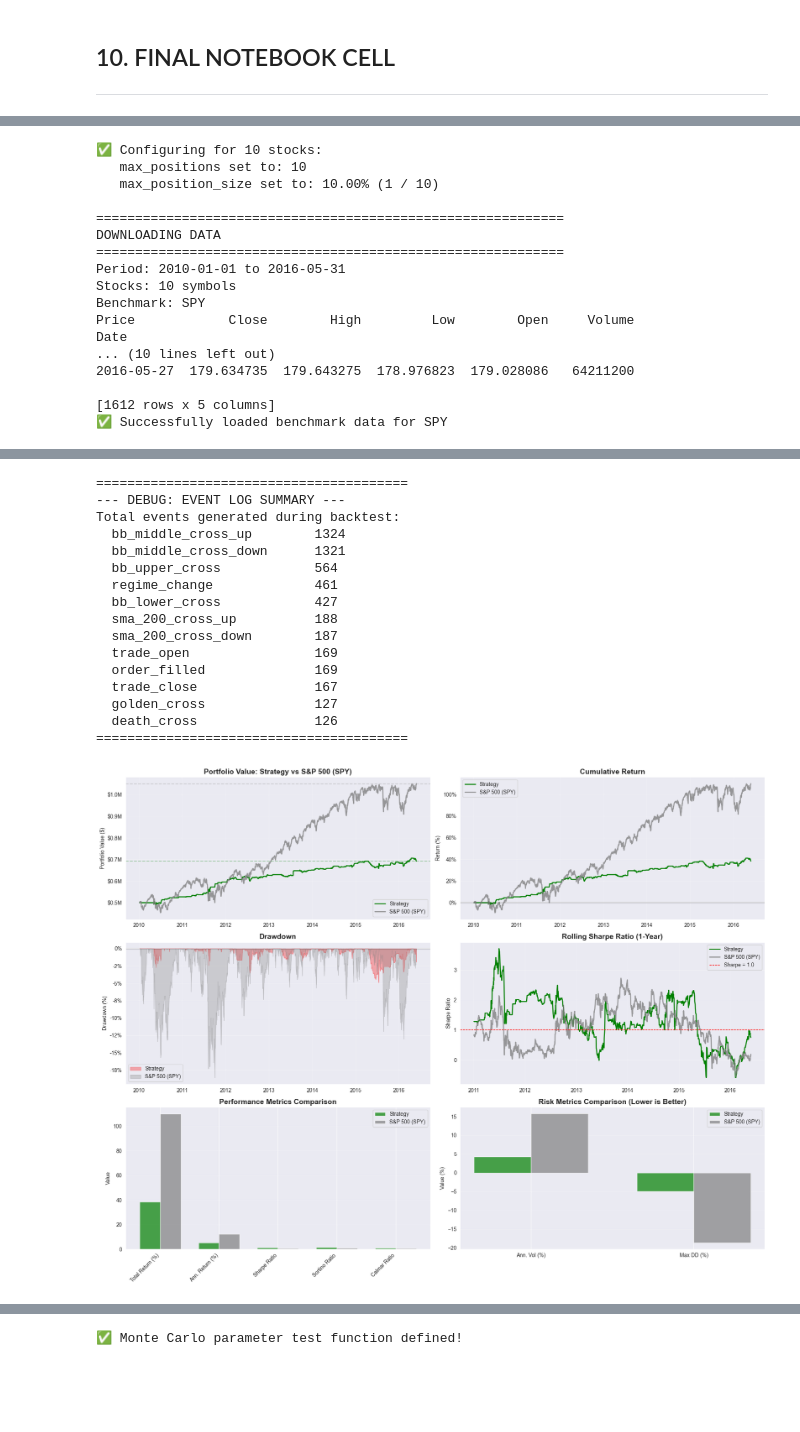
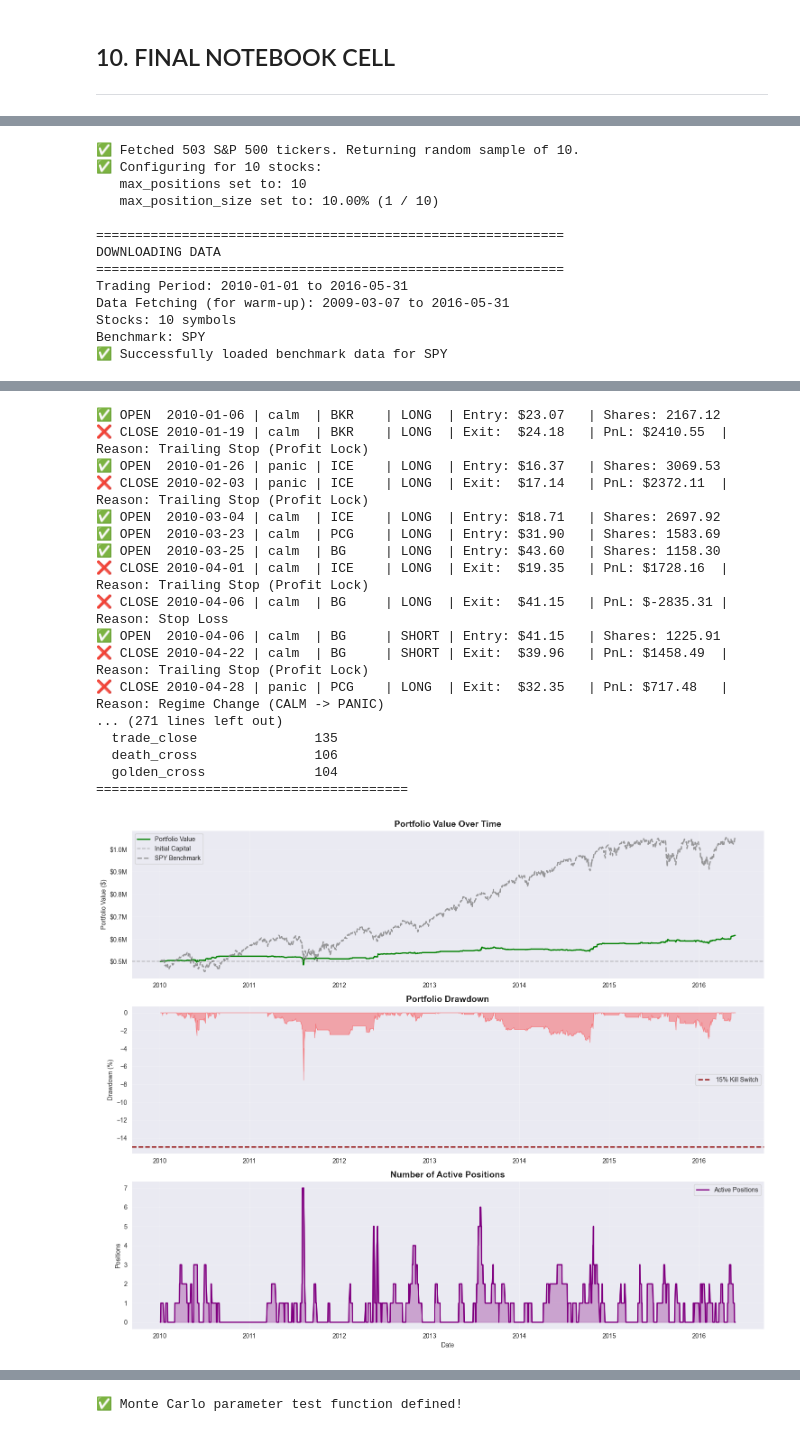
Before and after one commit to Bruhoffer/talearning, a Jupyter notebook: simpler_event_backtester_before.ipynb, the cells around one changed output, grey strips where cells are left out. Cells and saved outputs as stored; diff of their text form; code cells hidden in the pictures; blank space fills up the shorter version.

Commit message:
strategy now pulls buffer data and only starts trading on trading start date

```diff
--- a/simpler_event_backtester_before.ipynb
+++ b/simpler_event_backtester_before.ipynb
@@ -89,6 +89,7 @@ class StrategyConfig:
     # === Strategy 1: "Calm" / Trend-Following ===
     ema_fast: int = 30
     ema_slow: int = 50
+    sma_period: int = 200
 
     # === Strategy 2: "Panic" / Mean-Reversion ===
     bb_period: int = 10
@@ -212,25 +213,33 @@ def get_spy_stocks(sample_n: int = 10) -> List[str]:
 
     WIKI_URL = "https://en.wikipedia.org/wiki/List_of_S%26P_500_companies"
 
-    # --- NEW CODE: Add headers to pretend we are a browser ---
     headers = {
         'User-Agent': 'Mozilla/5.0 (Windows NT 10.0; Win64; x64) AppleWebKit/537.36 (KHTML, like Gecko) Chrome/58.0.3029.110 Safari/537.36'
     }
-    # --- END NEW CODE ---
 
     fallback_list = [
         'NVDA','AAPL', 'MSFT', 'AMZN', 'META', 'AVGO', 'GOOGL', 'TSLA', 'GOOG', 'BRK-B'
     ]
 
     try:
-        # --- MODIFIED CODE: Use requests to fetch, then pandas to read ---
-        # 1. Fetch the page with our headers
         response = requests.get(WIKI_URL, headers=headers)
         response.raise_for_status() # This will error if the request failed
 
-        # 2. Read the HTML text from the response
-        sp500_table = pd.read_html(response.text)[0]
-        # --- END MODIFIED CODE ---
+        # --- START OF FIX ---
+        # Read all tables found on the page
+        all_tables = pd.read_html(response.text)
+
+        sp500_table = None
+        # Loop through all tables to find the one with the 'Symbol' column
+        for table in all_tables:
+            if 'Symbol' in table.columns:
+                sp500_table = table
+                break # We found it, stop looping
+
+        # If we didn't find it, raise an error to be caught below
+        if sp500_table is None:
+            raise ValueError("Could not find S&P 500 table with 'Symbol' column on Wikipedia page.")
+        # --- END OF FIX ---
 
         # Get the 'Symbol' column as a list
         all_tickers = sp500_table['Symbol'].tolist()
@@ -255,7 +264,6 @@ def get_spy_stocks(sample_n: int = 10) -> List[str]:
         if sample_n >= len(fallback_list):
              return fallback_list
         return random.sample(fallback_list, sample_n)
-
 
 def load_vix_data(config: StrategyConfig) -> pd.DataFrame:
     """
@@ -306,7 +314,7 @@ def calculate_indicators(df: pd.DataFrame, config: StrategyConfig) -> pd.DataFra
     # EMAs
     data['EMA_Fast'] = EMAIndicator(df['Close'], window=config.ema_fast, fillna=True).ema_indicator()
     data['EMA_Slow'] = EMAIndicator(df['Close'], window=config.ema_slow, fillna=True).ema_indicator()
-    data['SMA_200'] = data['Close'].rolling(window=200).mean()
+    data['SMA_200'] = data['Close'].rolling(window=config.sma_period).mean()
 
 
     # ATR
@@ -329,7 +337,7 @@ def calculate_indicators(df: pd.DataFrame, config: StrategyConfig) -> pd.DataFra
 
     # Drop initial NaN rows
     # SIMPLIFIED max_window calculation
-    max_window = max(config.ema_slow, config.bb_period, config.atr_period)
+    max_window = max(config.ema_slow, config.bb_period, config.atr_period, config.sma_period)
     data = data.iloc[max_window:]
 
     return data
@@ -2466,9 +2730,10 @@ def compare_strategy_vs_benchmark(strategy_metrics: Dict,
 # ============================================================================
 
 # --- 1. Define Universe & Time Period ---
-CORE_STOCKS_10 = [
-    'NVDA', 'AAPL', 'MSFT', 'AMZN', 'META', 'AVGO', 'GOOGL', 'TSLA', 'GOOG', 'BRK-B'
-]
+CORE_STOCKS_10 = get_spy_stocks(10)
+# [
+#     'NVDA', 'AAPL', 'MSFT', 'AMZN', 'META', 'AVGO', 'GOOGL', 'TSLA', 'GOOG', 'BRK-B'
+# ]
 IN_SAMPLE_START = "2010-01-01"
 IN_SAMPLE_END = "2016-05-31"
 
@@ -2515,6 +2780,7 @@ compare_strategy_vs_benchmark(
     benchmark_label='S&P 500 (SPY)'
 )
 # %% [output]
+✅ Fetched 503 S&P 500 tickers. Returning random sample of 10.
 ✅ Configuring for 10 stocks:
    max_positions set to: 10
    max_position_size set to: 10.00% (1 / 10)
@@ -2522,13 +2788,8 @@ compare_strategy_vs_benchmark(
 ============================================================
 DOWNLOADING DATA
 ============================================================
-Period: 2010-01-01 to 2016-05-31
+Trading Period: 2010-01-01 to 2016-05-31
+Data Fetching (for warm-up): 2009-03-07 to 2016-05-31
 Stocks: 10 symbols
 Benchmark: SPY
-Price            Close        High         Low        Open     Volume
-Date
-... (10 lines left out)
-2016-05-27  179.634735  179.643275  178.976823  179.028086   64211200
-
-[1612 rows x 5 columns]
 ✅ Successfully loaded benchmark data for SPY
@@ -2552,18 +2813,19 @@ Initial Capital: $500,000
+✅ OPEN  2010-01-06 | calm  | BKR    | LONG  | Entry: $23.07   | Shares: 2167.12
+❌ CLOSE 2010-01-19 | calm  | BKR    | LONG  | Exit:  $24.18   | PnL: $2410.55  | Reason: Trailing Stop (Profit Lock)
+✅ OPEN  2010-01-26 | panic | ICE    | LONG  | Entry: $16.37   | Shares: 3069.53
+❌ CLOSE 2010-02-03 | panic | ICE    | LONG  | Exit:  $17.14   | PnL: $2372.11  | Reason: Trailing Stop (Profit Lock)
+✅ OPEN  2010-03-04 | calm  | ICE    | LONG  | Entry: $18.71   | Shares: 2697.92
+✅ OPEN  2010-03-23 | calm  | PCG    | LONG  | Entry: $31.90   | Shares: 1583.69
+✅ OPEN  2010-03-25 | calm  | BG     | LONG  | Entry: $43.60   | Shares: 1158.30
+❌ CLOSE 2010-04-01 | calm  | ICE    | LONG  | Exit:  $19.35   | PnL: $1728.16  | Reason: Trailing Stop (Profit Lock)
+❌ CLOSE 2010-04-06 | calm  | BG     | LONG  | Exit:  $41.15   | PnL: $-2835.31 | Reason: Stop Loss
+✅ OPEN  2010-04-06 | calm  | BG     | SHORT | Entry: $41.15   | Shares: 1225.91
+❌ CLOSE 2010-04-22 | calm  | BG     | SHORT | Exit:  $39.96   | PnL: $1458.49  | Reason: Trailing Stop (Profit Lock)
+❌ CLOSE 2010-04-28 | panic | PCG    | LONG  | Exit:  $32.35   | PnL: $717.48   | Reason: Regime Change (CALM -> PANIC)
+... (271 lines left out)
+  trade_close               135
+  death_cross               106
+  golden_cross              104
 ========================================
---- DEBUG: EVENT LOG SUMMARY ---
-Total events generated during backtest:
-  bb_middle_cross_up        1324
-  bb_middle_cross_down      1321
-  bb_upper_cross            564
-  regime_change             461
-  bb_lower_cross            427
-  sma_200_cross_up          188
-  sma_200_cross_down        187
-  trade_open                169
-  order_filled              169
-  trade_close               167
-  golden_cross              127
-  death_cross               126
-========================================
-[figure, old version]
+[figure, new version]
 ================================================================================
```
Also changed, not shown: parts of 6 cells of this notebook, 2 other files.
